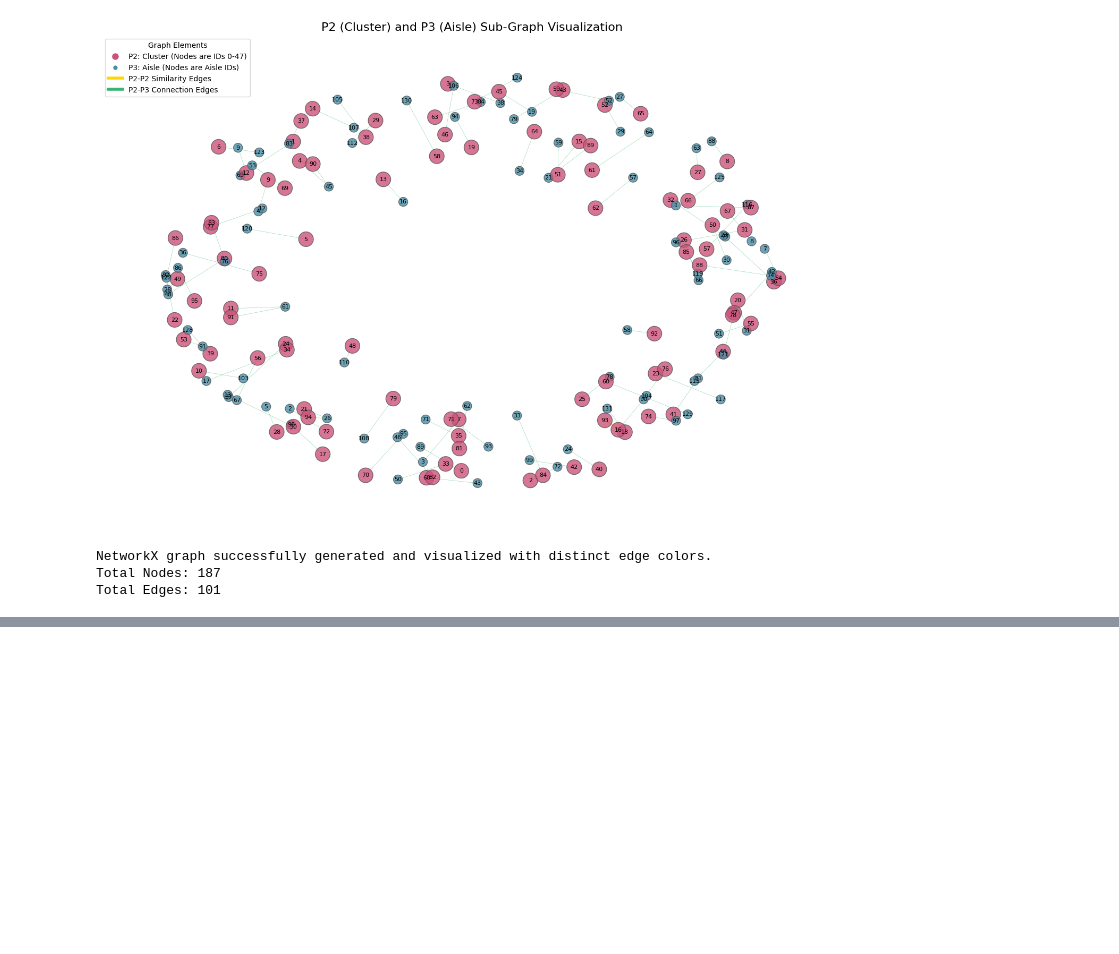
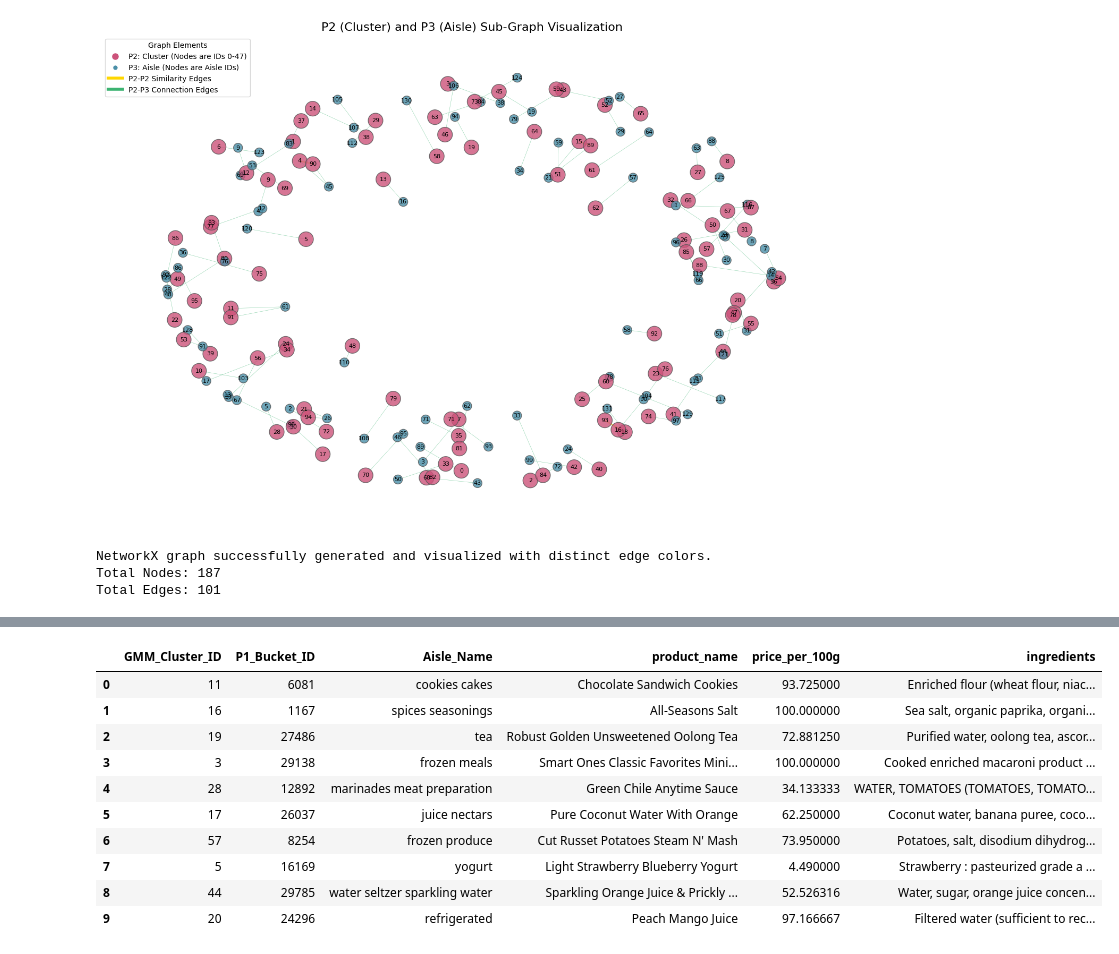
Before and after one commit to arihanth26/OOS-Product-Recommendation, a Jupyter notebook: notebooks/gmm_train.ipynb, the cells around one changed output, grey strips where cells are left out. Cells and saved outputs as stored; diff of their text form; code cells hidden in the pictures; blank space fills up the shorter version.

```diff
--- a/notebooks/gmm_train.ipynb
+++ b/notebooks/gmm_train.ipynb
@@ -751,0 +1004,15 @@ Total Edges: 101
+# %%
+cluster_data = pd.read_csv(OUTPUT_CSV_PATH)
+cluster_data.head(10)
+# %% [output]
+|  | GMM_Cluster_ID | P1_Bucket_ID | Aisle_Name | product_name | price_per_100g | ingredients |
+| 0 | 11 | 6081 | cookies cakes | Chocolate Sandwich Cookies | 93.725000 | Enriched flour (wheat flour, niac... |
+| 1 | 16 | 1167 | spices seasonings | All-Seasons Salt | 100.000000 | Sea salt, organic paprika, organi... |
+| 2 | 19 | 27486 | tea | Robust Golden Unsweetened Oolong Tea | 72.881250 | Purified water, oolong tea, ascor... |
+| 3 | 3 | 29138 | frozen meals | Smart Ones Classic Favorites Mini... | 100.000000 | Cooked enriched macaroni product ... |
+| 4 | 28 | 12892 | marinades meat preparation | Green Chile Anytime Sauce | 34.133333 | WATER, TOMATOES (TOMATOES, TOMATO... |
+| 5 | 17 | 26037 | juice nectars | Pure Coconut Water With Orange | 62.250000 | Coconut water, banana puree, coco... |
+| 6 | 57 | 8254 | frozen produce | Cut Russet Potatoes Steam N' Mash | 73.950000 | Potatoes, salt, disodium dihydrog... |
+| 7 | 5 | 16169 | yogurt | Light Strawberry Blueberry Yogurt | 4.490000 | Strawberry : pasteurized grade a ... |
+| 8 | 44 | 29785 | water seltzer sparkling water | Sparkling Orange Juice & Prickly ... | 52.526316 | Water, sugar, orange juice concen... |
+| 9 | 20 | 24296 | refrigerated | Peach Mango Juice | 97.166667 | Filtered water (sufficient to rec... |
```
Also changed, not shown: parts of 4 cells of this notebook, 5 other files.
